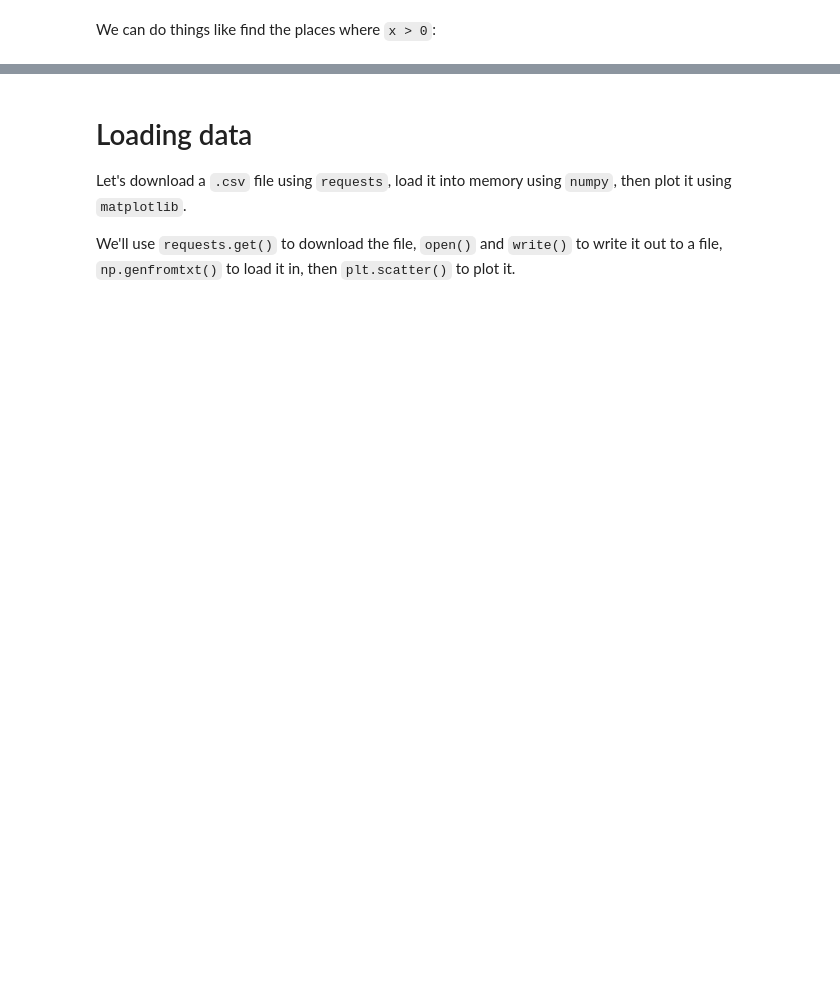
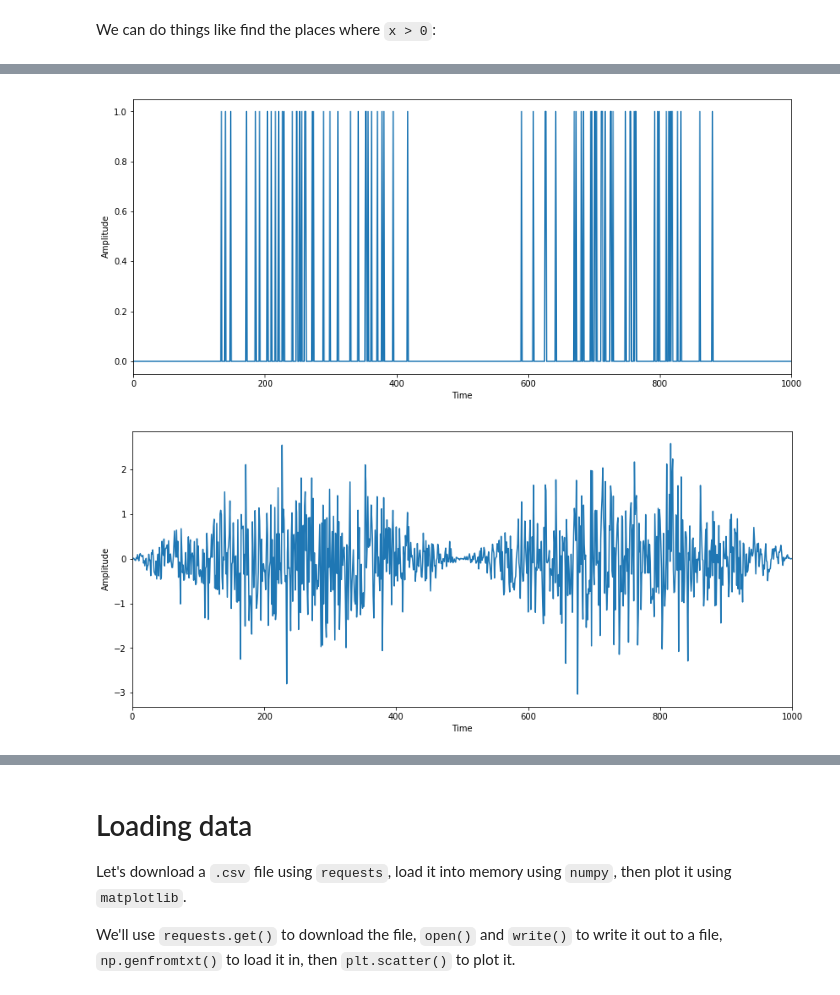
Before and after one commit to staticfloat/PythonCrashCourse, a Jupyter notebook: 8_numpy.ipynb, the cells around one changed output, grey strips where cells are left out. Cells and saved outputs as stored; diff of their text form; code cells hidden in the pictures; blank space fills up the shorter version.

```diff
--- a/8_numpy.ipynb
+++ b/8_numpy.ipynb
@@ -194,0 +205,6 @@ small_idxs = np.where((x > 0) & (x < 0.1))
+# %%
+xplot(y > 1)
+xplot(y)
+# %% [output]
+[figure, added]
+[figure, added]
```
Also changed, not shown: parts of 36 cells of this notebook, 5 other files.
